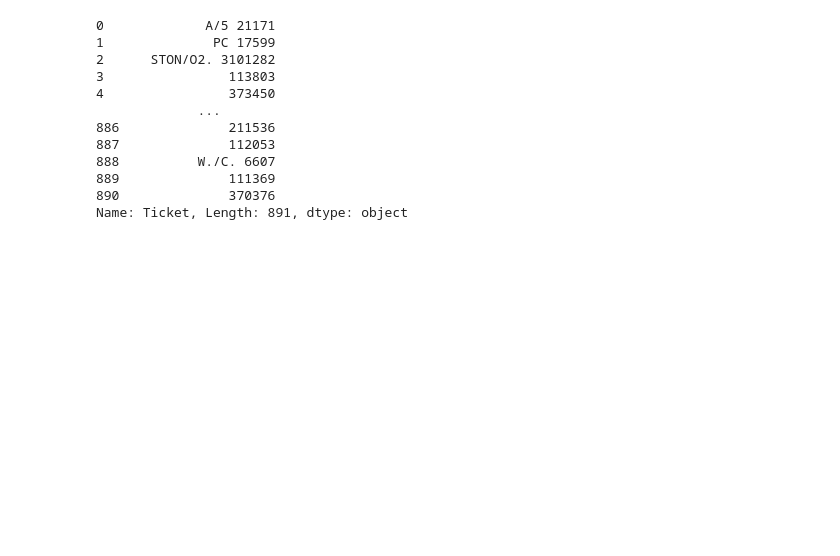
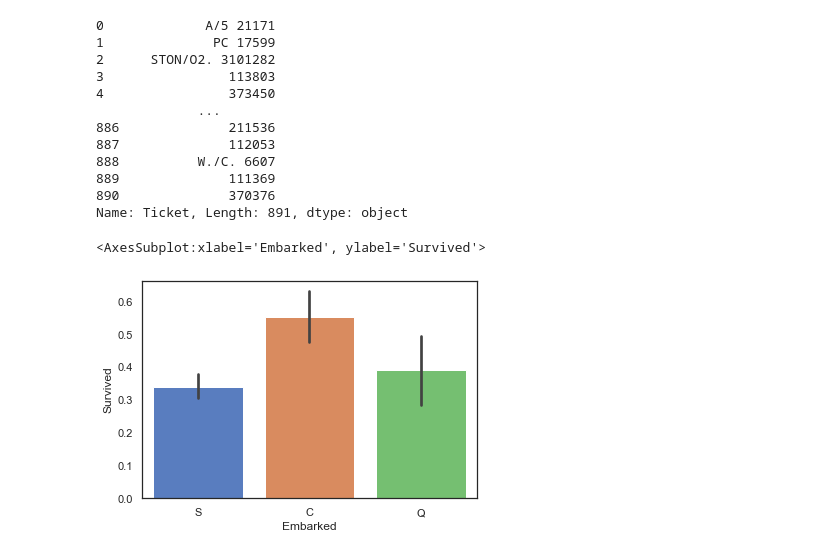
Before and after one commit to FanqingM/Pytorch-Deep-learning-practice, a Jupyter notebook: titanic.ipynb, the cells around one changed output. Cells and saved outputs as stored; diff of their text form; code cells hidden in the pictures; blank space fills up the shorter version.

```diff
--- a/titanic.ipynb
+++ b/titanic.ipynb
@@ -163,6 +191,12 @@ data['Survived'] = data['Survived'].astype('float64')
 data['Pclass'] = data['Pclass'].astype('float64')
 data['SibSp'] = data['SibSp'].astype('float64')
 data['Parch'] = data['Parch'].astype('float64')
+
+test['PassengerId'] = test['PassengerId'].astype('float64')
+# test['Survived'] = test['Survived'].astype('float64')
+test['Pclass'] = test['Pclass'].astype('float64')
+test['SibSp'] = test['SibSp'].astype('float64')
+data['Parch'] = data['Parch'].astype('float64')
 # %%
 data['Ticket']
 # %% [output]
@@ -178,3 +212,11 @@ data['Ticket']
 889              111369
 890              370376
 Name: Ticket, Length: 891, dtype: object
+# %%
+import seaborn as sns
+#设置sns样式
+sns.set(style='white',context='notebook',palette='muted')
+sns.barplot(data=data,x='Embarked',y='Survived')
+# %% [output]
+<AxesSubplot:xlabel='Embarked', ylabel='Survived'>
+[figure, added]
```
Also changed, not shown: parts of 24 cells of this notebook, 3 other files.
